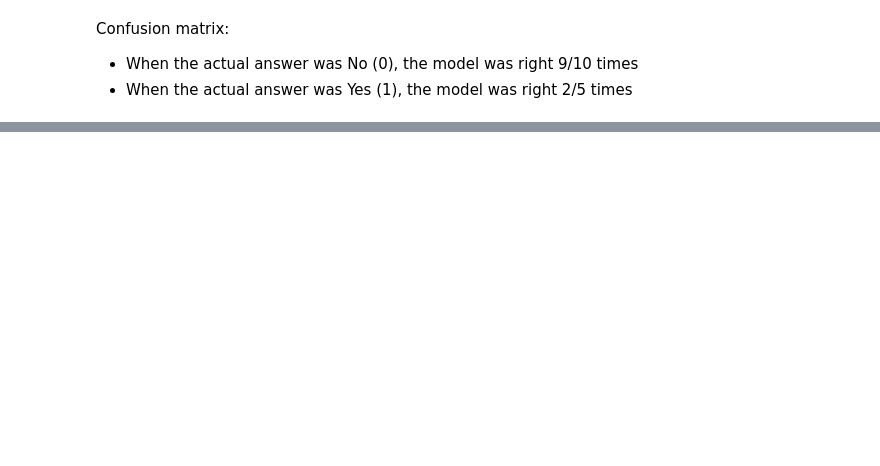
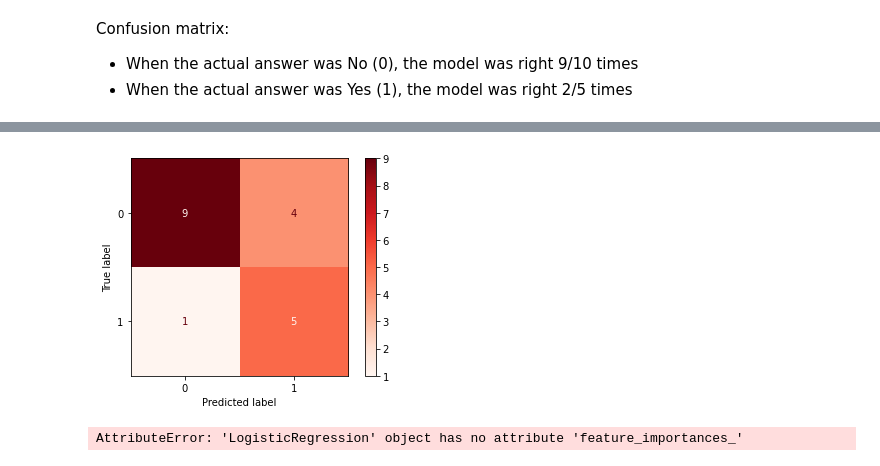
Before and after one commit to Farzan-Hashmi/cc-student-survey, a Jupyter notebook: actual_survey.ipynb, the cells around one changed output, grey strips where cells are left out. Cells and saved outputs as stored; diff of their text form; code cells hidden in the pictures; blank space fills up the shorter version.

```diff
--- a/actual_survey.ipynb
+++ b/actual_survey.ipynb
@@ -125,0 +163,13 @@ feature_importances
+# %%
+matrix = plot_confusion_matrix(logclf, X_test, y_test, cmap=plt.cm.Reds)
+# %% [output]
+[figure, added]
+# %%
+feature_importances_log = pd.DataFrame(logclf.feature_importances_,
+                                  index = X_train.columns,
+                                  columns=['importance']).sort_values('importance', ascending=False)
+
+feature_importances_log = feature_importances.reset_index()
+feature_importances_log
+# %% [output]
+AttributeError: 'LogisticRegression' object has no attribute 'feature_importances_'
```
Also changed, not shown: parts of 10 cells of this notebook.
